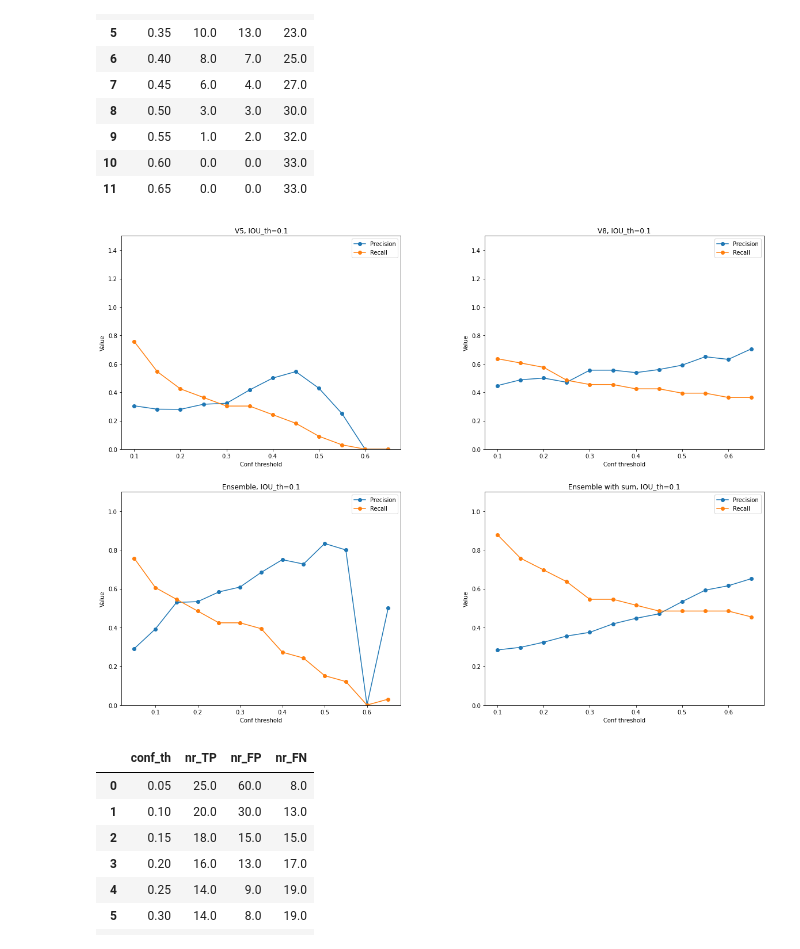
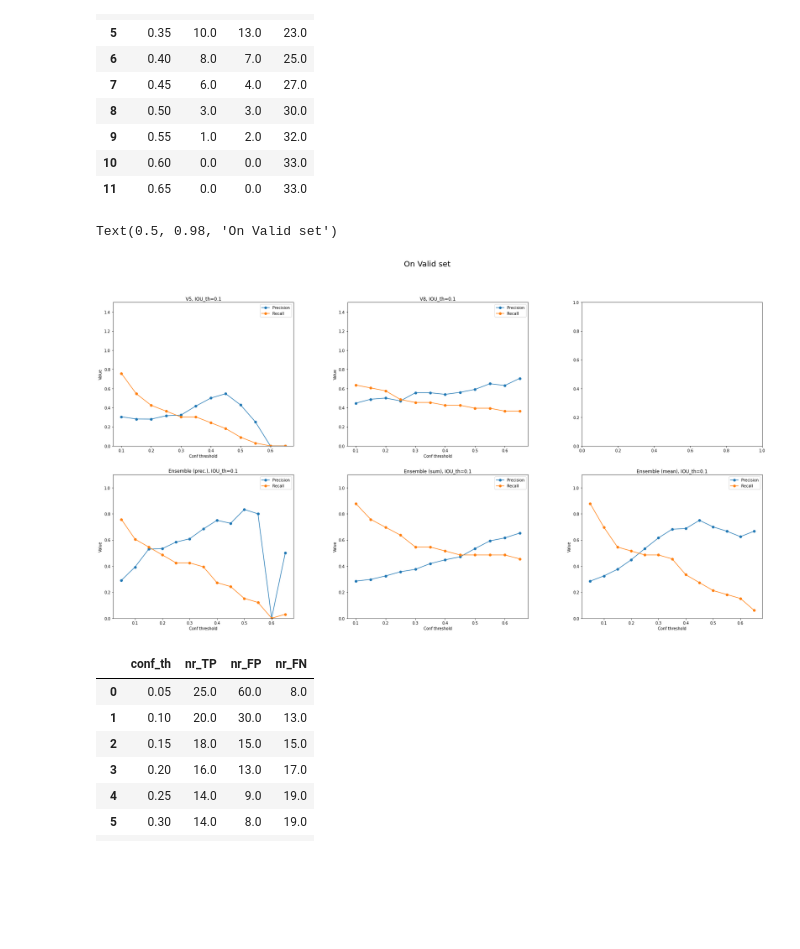
Before and after one commit to andreaberti11235/detection_analysis, a Jupyter notebook: prec_recall_comparison.ipynb, the cells around one changed output. Drawn from its saved outputs; the diff is of its cells as text; code cells hidden in the pictures; blank space fills up the shorter version.

```diff
--- a/prec_recall_comparison.ipynb
+++ b/prec_recall_comparison.ipynb
@@ -14,6 +14,9 @@ df_ens = pd.read_csv(ens_txt, sep=' ')
 
 sum_txt = '/Users/andreaberti/Documents/work/DBT/test_inference/plot_ensemble/detections_conf_originals.txt'
 df_sum = pd.read_csv(sum_txt, sep= ' ')
+
+mean_txt = '/Users/andreaberti/Documents/work/DBT/test_inference/plot_ensemble/detections_mean_iou_1e-1.txt'
+df_mean = pd.read_csv(mean_txt, sep=' ')
 # %%
 conf_th = np.array([0.1, 0.15, 0.2, 0.25, 0.3, 0.35, 0.40, 0.45, 0.50, 0.55, 0.60, 0.65])
 # %%
@@ -37,14 +40,17 @@ v5_prec = df_v5.loc[:, 'nr_TP'] / (df_v5.loc[:, 'nr_TP'] + df_v5.loc[:, 'nr_FP']
 v8_prec = df_v8.loc[:, 'nr_TP'] / (df_v8.loc[:, 'nr_TP'] + df_v8.loc[:, 'nr_FP'] + 1)
 ens_prec = df_ens.loc[:, 'nr_TP'] / (df_ens.loc[:, 'nr_TP'] + df_ens.loc[:, 'nr_FP'] + 1)
 sum_prec = df_sum.loc[:, 'nr_TP'] / (df_sum.loc[:, 'nr_TP'] + df_sum.loc[:, 'nr_FP'] + 1)
+mean_prec = df_mean.loc[:, 'nr_TP'] / (df_mean.loc[:, 'nr_TP'] + df_mean.loc[:, 'nr_FP'] + 1)
 
 v5_recall = df_v5.loc[:, 'nr_TP'] / (df_v5.loc[:, 'nr_TP'] + df_v5.loc[:, 'nr_FN'])
 v8_recall = df_v8.loc[:, 'nr_TP'] / (df_v8.loc[:, 'nr_TP'] + df_v8.loc[:, 'nr_FN'])
 ens_recall = df_ens.loc[:, 'nr_TP'] / (df_ens.loc[:, 'nr_TP'] + df_ens.loc[:, 'nr_FN'])
 sum_recall = df_sum.loc[:, 'nr_TP'] / (df_sum.loc[:, 'nr_TP'] + df_sum.loc[:, 'nr_FN'])
+mean_recall = df_mean.loc[:, 'nr_TP'] / (df_mean.loc[:, 'nr_TP'] + df_mean.loc[:, 'nr_FN'])
 # %%
-fig, ax = plt.subplots(nrows=2, ncols=2, figsize=(20, 15))
-ax1, ax2, ax3, ax4= ax[0, 0], ax[0, 1], ax[1, 0], ax[1, 1]
+fig, ax = plt.subplots(nrows=2, ncols=3, figsize=(30, 15))
+ax1, ax2, ax3, ax4, ax5= ax[0, 0], ax[0, 1], ax[1, 0], ax[1, 1], ax[1, 2]
+
 # First plot
 ax1.set_xlabel('Conf threshold')
 ax1.set_ylabel('Value')
@@ -60,36 +66,49 @@ ax2.set_xlabel('Conf threshold')
 ax2.set_ylabel('Value')
 ax2.plot(df_v8.loc[:, 'conf_th'], v8_prec, '-o', label='Precision')
 ax2.plot(df_v8.loc[:, 'conf_th'], v8_recall, '-o', label='Recall')
 
 ax2.legend(loc='upper right')
 ax2.set_title('V8, IOU_th=0.1')
 ax2.set_ylim((0, 1.5))
 
 # Third plot
 ax3.set_xlabel('Conf threshold')
 ax3.set_ylabel('Value')
 ax3.plot(df_ens.loc[:, 'conf_th'], ens_prec, '-o', label='Precision')
 ax3.plot(df_ens.loc[:, 'conf_th'], ens_recall, '-o', label='Recall')
 
 ax3.legend(loc='upper right')
-ax3.set_title('Ensemble, IOU_th=0.1')
+ax3.set_title('Ensemble (prec.), IOU_th=0.1')
 ax3.set_ylim((0, 1.1))
 
 # Fourth plot
 ax4.set_xlabel('Conf threshold')
 ax4.set_ylabel('Value')
 ax4.plot(conf_th, sum_prec, '-o', label='Precision')
 ax4.plot(conf_th, sum_recall, '-o', label='Recall')
 
 ax4.legend(loc='upper right')
-ax4.set_title('Ensemble with sum, IOU_th=0.1')
+ax4.set_title('Ensemble (sum), IOU_th=0.1')
 ax4.set_ylim((0, 1.1))
+
+# Fifth plot
+ax5.set_xlabel('Conf threshold')
+ax5.set_ylabel('Value')
+ax5.plot(df_mean.loc[:, 'conf_th'], mean_prec, '-o', label='Precision')
+ax5.plot(df_mean.loc[:, 'conf_th'], mean_recall, '-o', label='Recall')
+
+ax5.legend(loc='upper right')
+ax5.set_title('Ensemble (mean), IOU_th=0.1')
+ax5.set_ylim((0, 1.1))
 
 
 # Adjust the spacing between the subplots
 plt.subplots_adjust(wspace=0.3)
+
+fig.suptitle('On Valid set', fontsize=20)
 # %% [output]
+Text(0.5, 0.98, 'On Valid set')
-[figure, old version]
+[figure, new version]
 # %%
 df_ens
 # %% [output]
```
Also changed, not shown: 2 other files.
